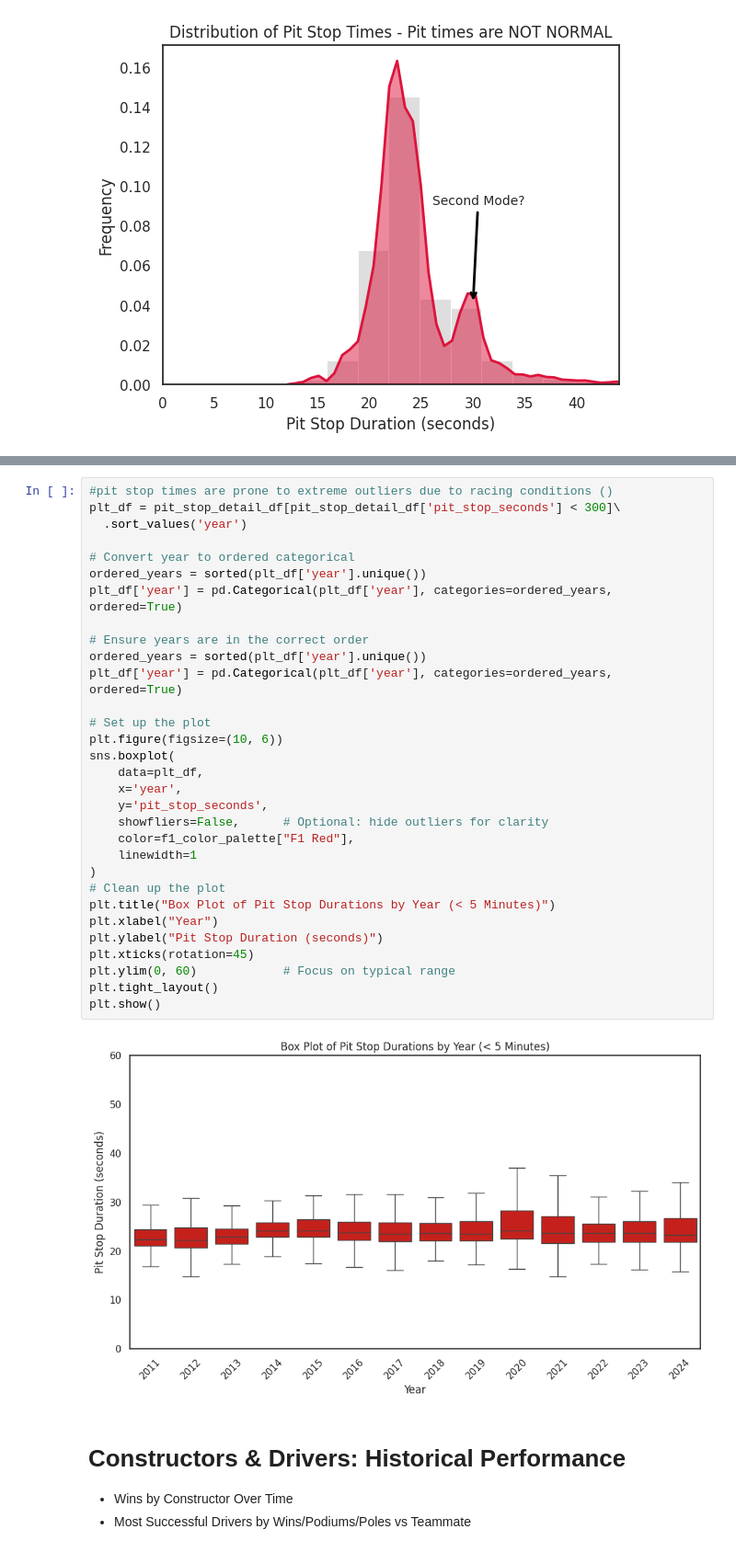
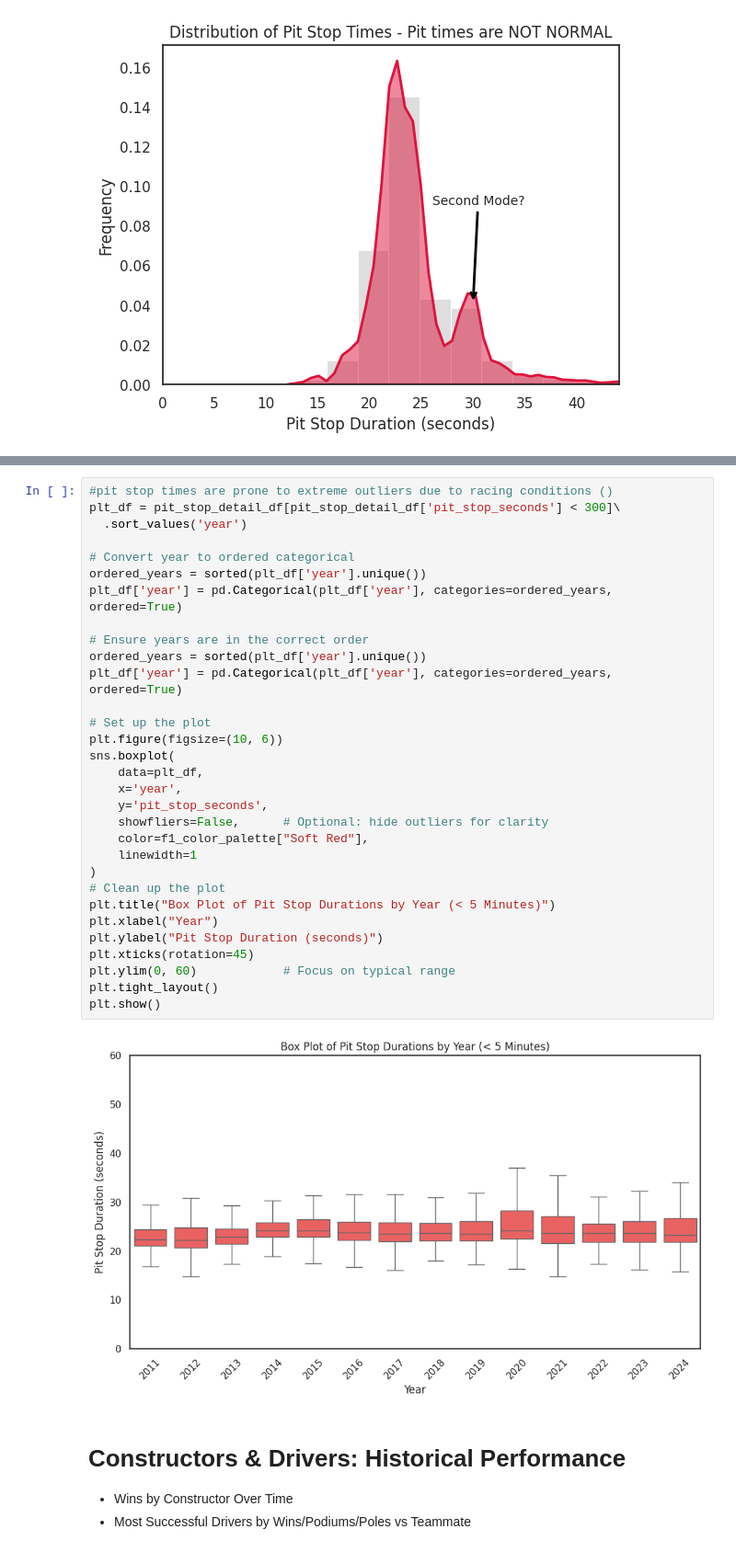
Before and after one commit to davidgoins236/data_viz_final_project, a Jupyter notebook: data_viz_final_project.ipynb, the cells around one changed output, grey strips where cells are left out. Shown at 92% size. Cells and saved outputs as stored; diff of their text form.

```diff
--- a/data_viz_final_project.ipynb
+++ b/data_viz_final_project.ipynb
@@ -593,35 +595,35 @@ and update your code. This will become an error in seaborn v0.15.0.
 #pit stop times are prone to extreme outliers due to racing conditions ()
 plt_df = pit_stop_detail_df[pit_stop_detail_df['pit_stop_seconds'] < 300]\
   .sort_values('year')
 
 # Convert year to ordered categorical
 ordered_years = sorted(plt_df['year'].unique())
 plt_df['year'] = pd.Categorical(plt_df['year'], categories=ordered_years, ordered=True)
 
 # Ensure years are in the correct order
 ordered_years = sorted(plt_df['year'].unique())
 plt_df['year'] = pd.Categorical(plt_df['year'], categories=ordered_years, ordered=True)
 
 # Set up the plot
 plt.figure(figsize=(10, 6))
 sns.boxplot(
     data=plt_df,
     x='year',
     y='pit_stop_seconds',
     showfliers=False,      # Optional: hide outliers for clarity
-    color=f1_color_palette["F1 Red"],
+    color=f1_color_palette["Soft Red"],
     linewidth=1
 )
 # Clean up the plot
 plt.title("Box Plot of Pit Stop Durations by Year (< 5 Minutes)")
 plt.xlabel("Year")
 plt.ylabel("Pit Stop Duration (seconds)")
 plt.xticks(rotation=45)
 plt.ylim(0, 60)            # Focus on typical range
 plt.tight_layout()
 plt.show()
 # %% [output]
-[figure, old version]
+[figure, new version]
 # %% [markdown]
 # Constructors & Drivers: Historical Performance
 - Wins by Constructor Over Time
```
Also changed, not shown: parts of 8 cells of this notebook.
